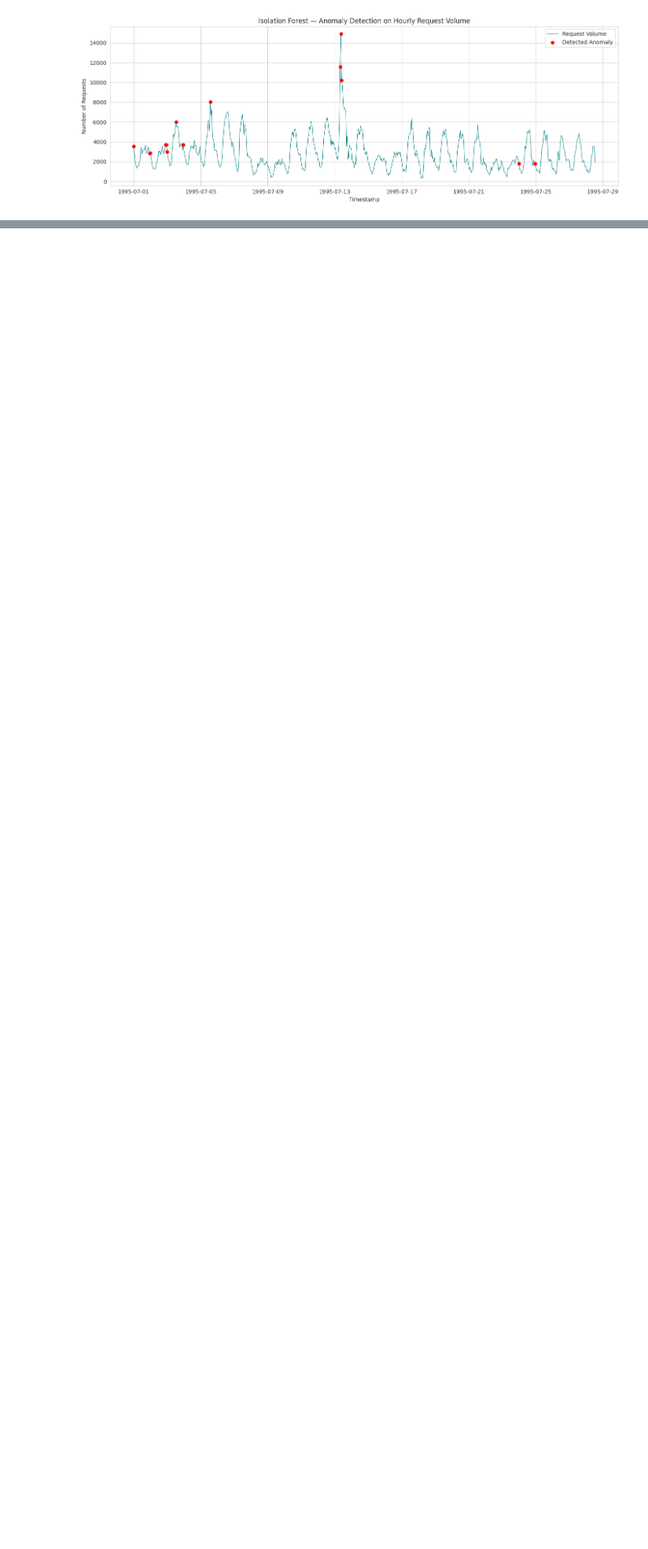
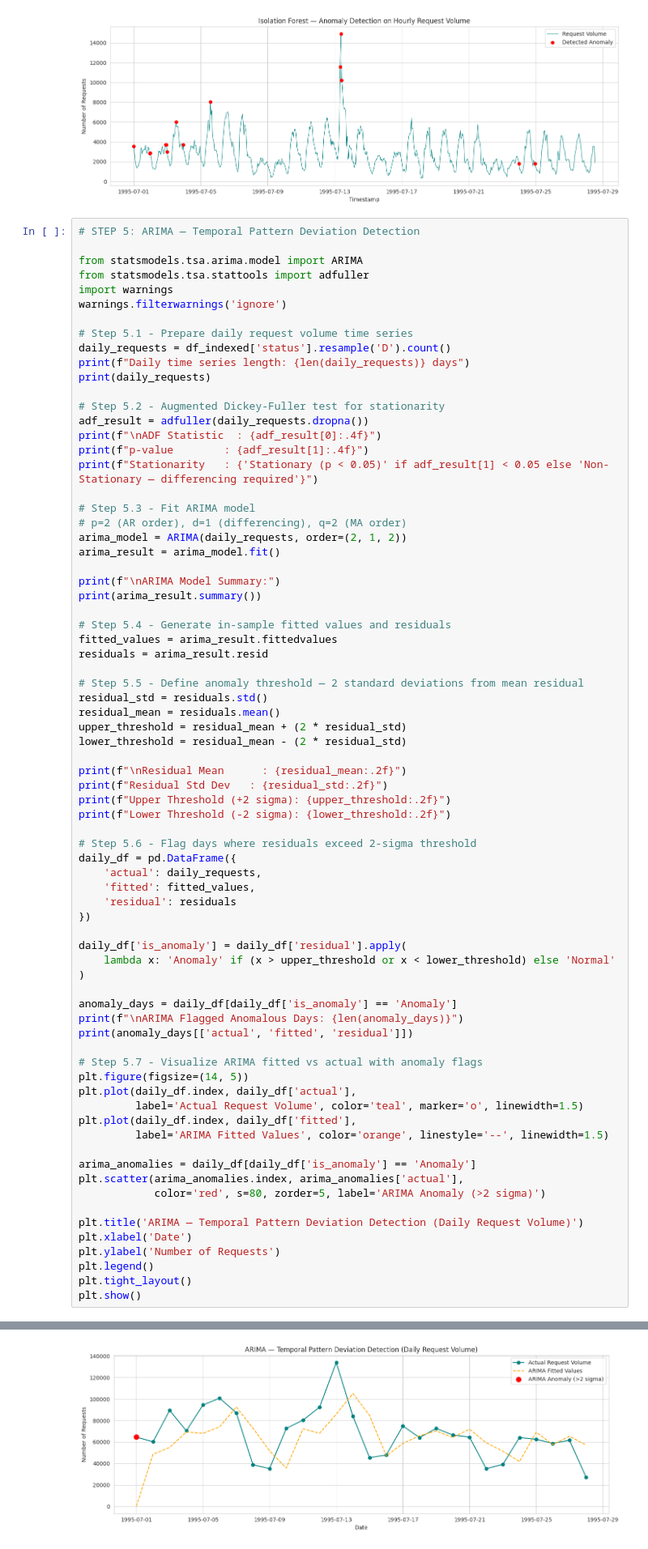
Before and after one commit to nagahemaramishetty/log-analysis-anomaly-detection, a Jupyter notebook: Log_Analysis_Anomaly_Detection.ipynb, the cells around one changed output, grey strips where cells are left out. Shown at 81% size. Saved outputs shown, nothing was run; the diff lists cells and outputs as text; blank space fills up the shorter version.

Commit message:
Step 5 complete — ARIMA(2,1,2) temporal deviation detection, ADF stationarity test, hybrid approach validated

```diff
--- a/Log_Analysis_Anomaly_Detection.ipynb
+++ b/Log_Analysis_Anomaly_Detection.ipynb
@@ -333,3 +333,78 @@ Total hourly windows: 662
 0   1995-07-01 00:00:00-04:00           3558      -0.018585
 48  1995-07-03 00:00:00-04:00           3007      -0.005956
 [figure]
+# %%
+# STEP 5: ARIMA — Temporal Pattern Deviation Detection
+
+from statsmodels.tsa.arima.model import ARIMA
+from statsmodels.tsa.stattools import adfuller
+import warnings
+warnings.filterwarnings('ignore')
+
+# Step 5.1 - Prepare daily request volume time series
+daily_requests = df_indexed['status'].resample('D').count()
+print(f"Daily time series length: {len(daily_requests)} days")
+print(daily_requests)
+
+# Step 5.2 - Augmented Dickey-Fuller test for stationarity
+adf_result = adfuller(daily_requests.dropna())
+print(f"\nADF Statistic  : {adf_result[0]:.4f}")
+print(f"p-value        : {adf_result[1]:.4f}")
+print(f"Stationarity   : {'Stationary (p < 0.05)' if adf_result[1] < 0.05 else 'Non-Stationary — differencing required'}")
+
+# Step 5.3 - Fit ARIMA model
+# p=2 (AR order), d=1 (differencing), q=2 (MA order)
+arima_model = ARIMA(daily_requests, order=(2, 1, 2))
+arima_result = arima_model.fit()
+
+print(f"\nARIMA Model Summary:")
+print(arima_result.summary())
+
+# Step 5.4 - Generate in-sample fitted values and residuals
+fitted_values = arima_result.fittedvalues
+residuals = arima_result.resid
+
+# Step 5.5 - Define anomaly threshold — 2 standard deviations from mean residual
+residual_std = residuals.std()
+residual_mean = residuals.mean()
+upper_threshold = residual_mean + (2 * residual_std)
+lower_threshold = residual_mean - (2 * residual_std)
+
+print(f"\nResidual Mean      : {residual_mean:.2f}")
+print(f"Residual Std Dev   : {residual_std:.2f}")
+print(f"Upper Threshold (+2 sigma): {upper_threshold:.2f}")
+print(f"Lower Threshold (-2 sigma): {lower_threshold:.2f}")
+
+# Step 5.6 - Flag days where residuals exceed 2-sigma threshold
+daily_df = pd.DataFrame({
+    'actual': daily_requests,
+    'fitted': fitted_values,
+    'residual': residuals
+})
+
+daily_df['is_anomaly'] = daily_df['residual'].apply(
+    lambda x: 'Anomaly' if (x > upper_threshold or x < lower_threshold) else 'Normal'
+)
+
+anomaly_days = daily_df[daily_df['is_anomaly'] == 'Anomaly']
+print(f"\nARIMA Flagged Anomalous Days: {len(anomaly_days)}")
+print(anomaly_days[['actual', 'fitted', 'residual']])
+
+# Step 5.7 - Visualize ARIMA fitted vs actual with anomaly flags
+plt.figure(figsize=(14, 5))
+plt.plot(daily_df.index, daily_df['actual'],
+         label='Actual Request Volume', color='teal', marker='o', linewidth=1.5)
+plt.plot(daily_df.index, daily_df['fitted'],
+         label='ARIMA Fitted Values', color='orange', linestyle='--', linewidth=1.5)
+
+arima_anomalies = daily_df[daily_df['is_anomaly'] == 'Anomaly']
+plt.scatter(arima_anomalies.index, arima_anomalies['actual'],
+            color='red', s=80, zorder=5, label='ARIMA Anomaly (>2 sigma)')
+
+plt.title('ARIMA — Temporal Pattern Deviation Detection (Daily Request Volume)')
+plt.xlabel('Date')
+plt.ylabel('Number of Requests')
+plt.legend()
+plt.tight_layout()
+plt.show()
+# %% [output]
@@ -335,0 +428 @@ Total hourly windows: 662
+[figure, added]
```
Also changed, not shown: parts of 1 cell of this notebook.
